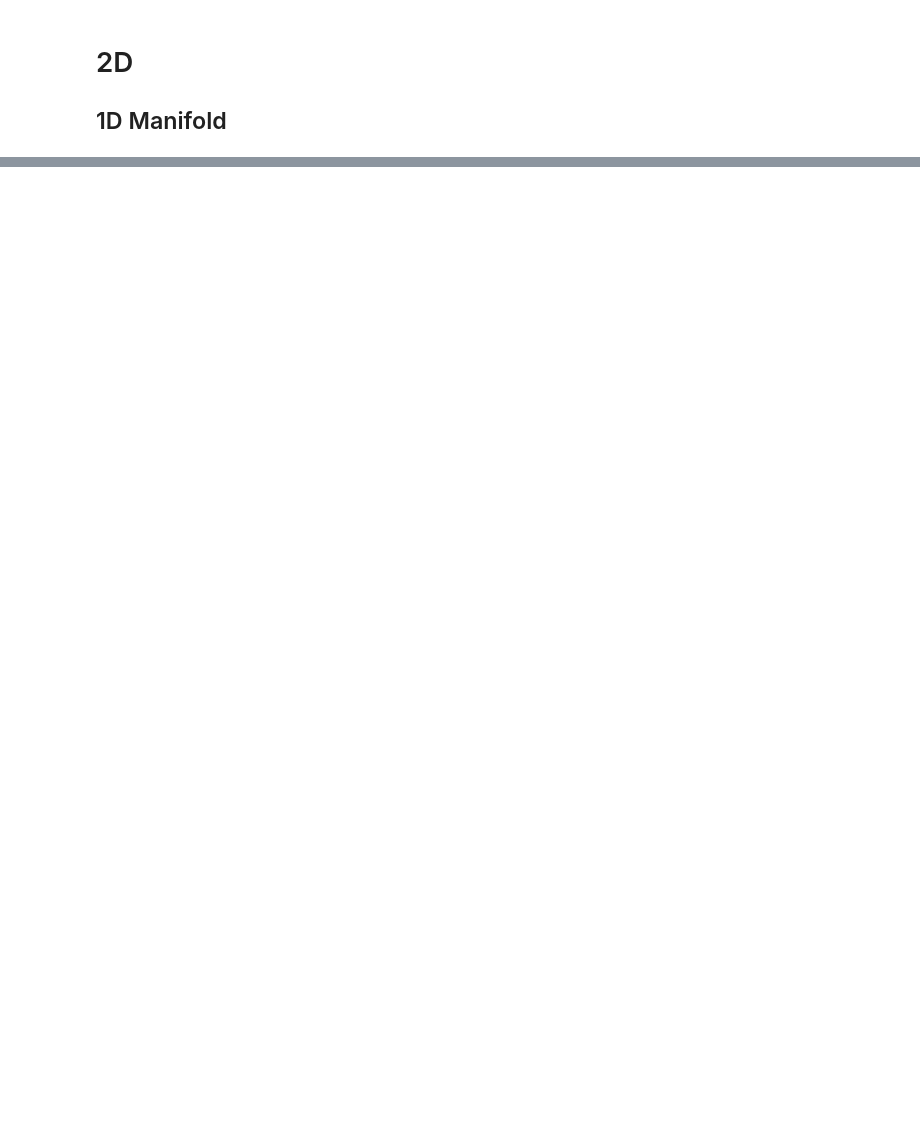
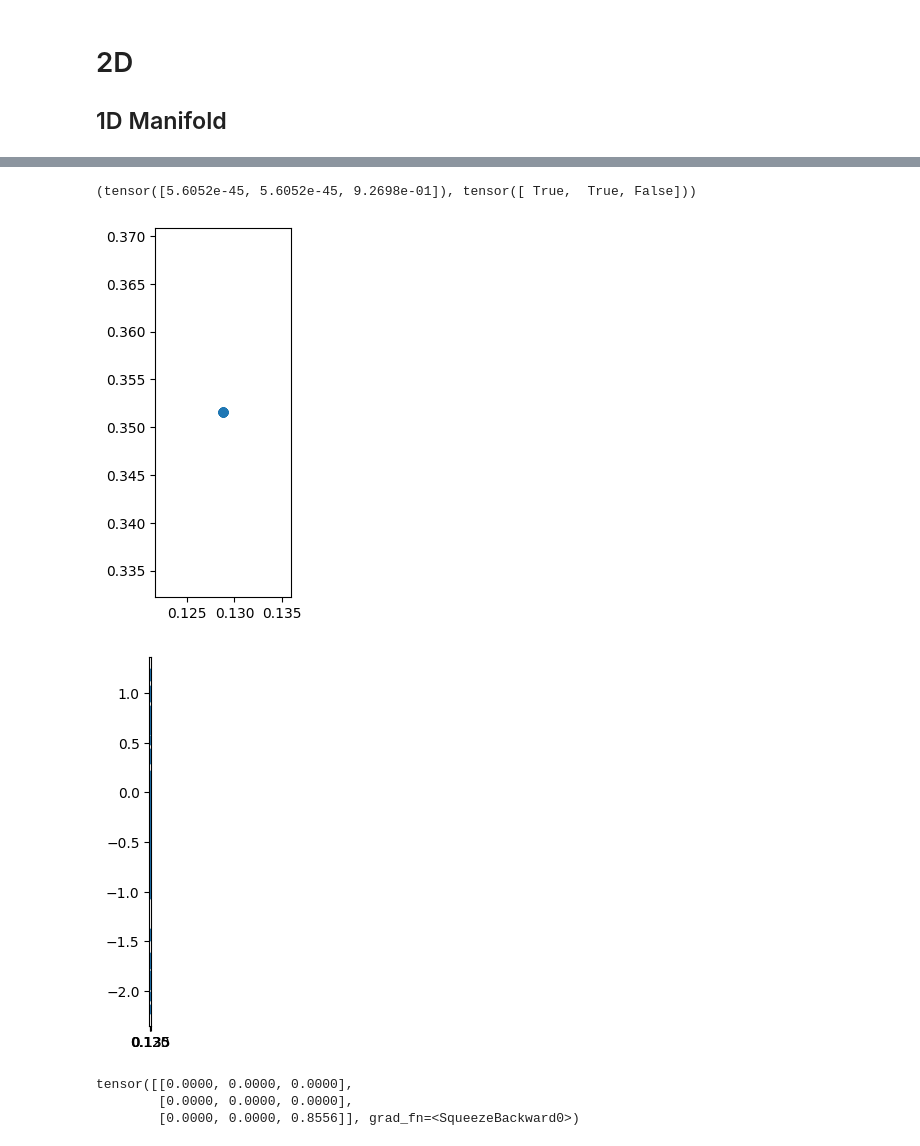
Before and after one commit to IDEALLab/Least_Volume_ICLR2024, a Jupyter notebook: notebook/dynamic_pruning.ipynb, the cells around one changed output, grey strips where cells are left out. Saved outputs shown, nothing was run; the diff lists cells and outputs as text; code cells hidden in the pictures; blank space fills up the shorter version.

```diff
--- a/notebook/dynamic_pruning.ipynb
+++ b/notebook/dynamic_pruning.ipynb
@@ -83,0 +109,33 @@ plt.show()
+# %%
+configs = generate_configs(3, [32]*4, 'prune')
+configs['beta'] = 0.9
+configs['z_t'] = 3e-3
+configs['r_t'] = 3e-6
+ae = DynamicPruningAE(configs, MLP, SNMLP, torch.optim.Adam, [1., 1e-4])
+
+dataloader = DataLoader(data, batch_size=50, shuffle=True)
+ae.fit(dataloader, 5000)
+# %%
+ae._zstd_, ae._p
+# %% [output]
+(tensor([5.6052e-45, 5.6052e-45, 9.2698e-01]), tensor([ True,  True, False]))
+# %%
+ae.eval()
+
+z = ae.encode(data)
+plt.scatter(z[:,0].detach().numpy(), z[:,1].detach().numpy())
+plt.gca().set_aspect('equal')
+plt.show()
+
+plt.scatter(z[:,0].detach().numpy(), z[:,2].detach().numpy())
+plt.gca().set_aspect('equal')
+plt.show()
+# %% [output]
+[figure, added]
+[figure, added]
+# %%
+z.T.cov()
+# %% [output]
+tensor([[0.0000, 0.0000, 0.0000],
+        [0.0000, 0.0000, 0.0000],
+        [0.0000, 0.0000, 0.8556]], grad_fn=<SqueezeBackward0>)
```
Also changed, not shown: parts of 31 cells of this notebook, 2 other files.
